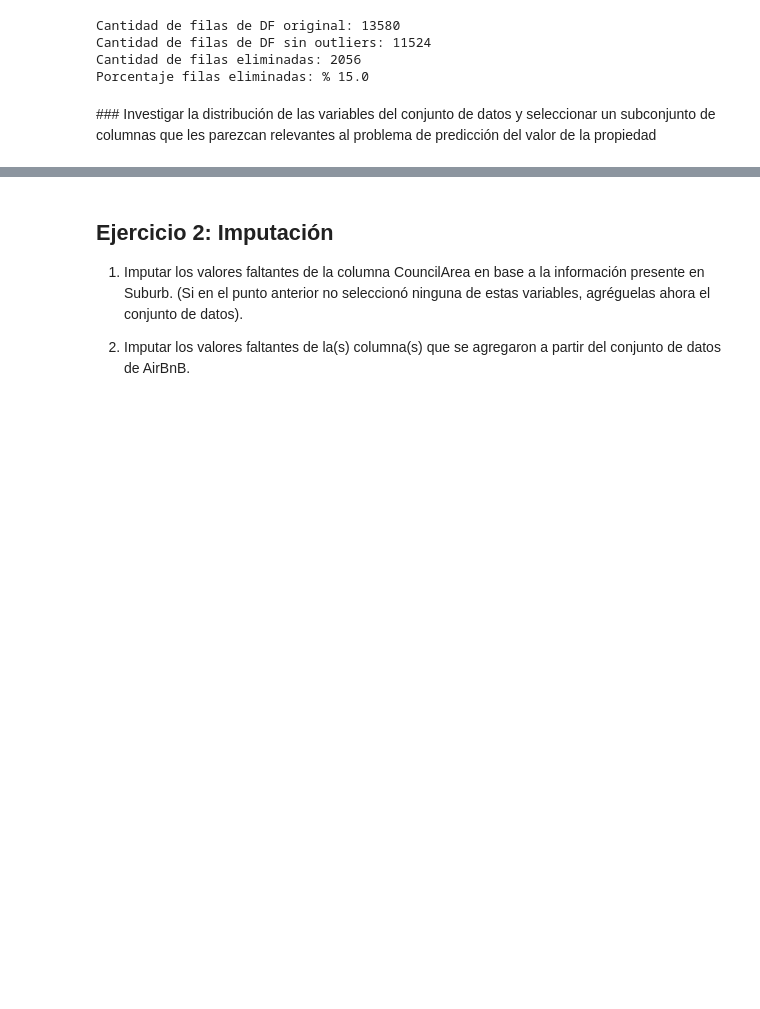
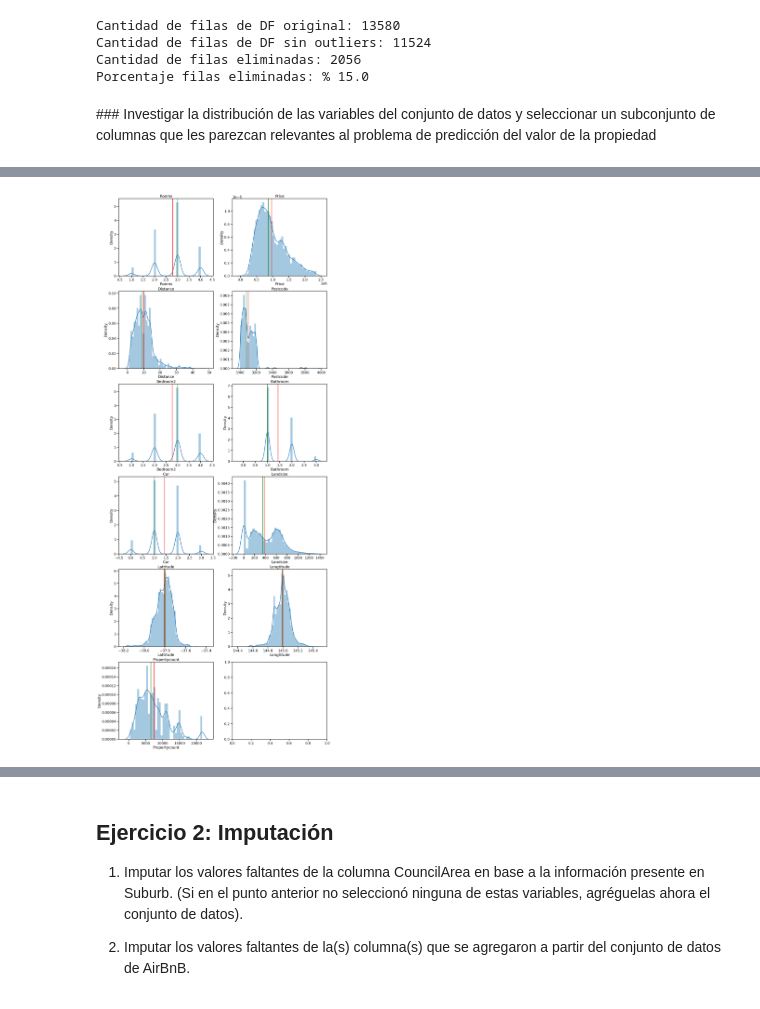
Before and after one commit to cgoviedo/Diplodatos, a Jupyter notebook: analisis_curacion/Entregable_Parte_1.ipynb, the cells around one changed output, grey strips where cells are left out. Saved outputs shown, nothing was run; the diff lists cells and outputs as text; code cells hidden in the pictures; blank space fills up the shorter version.

```diff
--- a/analisis_curacion/Entregable_Parte_1.ipynb
+++ b/analisis_curacion/Entregable_Parte_1.ipynb
@@ -312,3 +392,11 @@ plt.show()
+# %%
+
+customDistPlot = CustomDistPlot(plt)
+customDistPlot.setScale(1)
+columns_to_plot = filtered_df.select_dtypes(include=numpy.number).columns.tolist()
+display_blox_plots(df = filtered_df , columns= columns_to_plot , displayGraph= customDistPlot)
+# %% [output]
+[figure, added]
 # %%
 # data source:
 # https://www.kaggle.com/tylerx/melbourne-airbnb-open-data?select=cleansed_listings_dec18.csv
```
Also changed, not shown: parts of 8 cells of this notebook.
